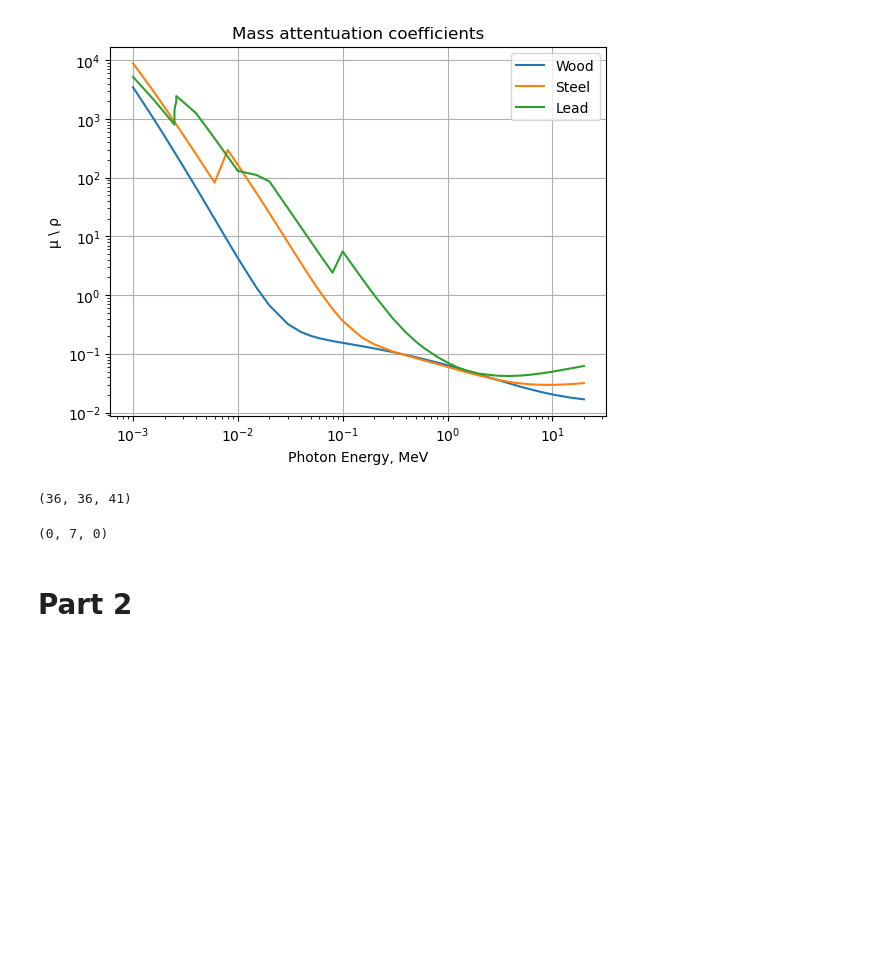
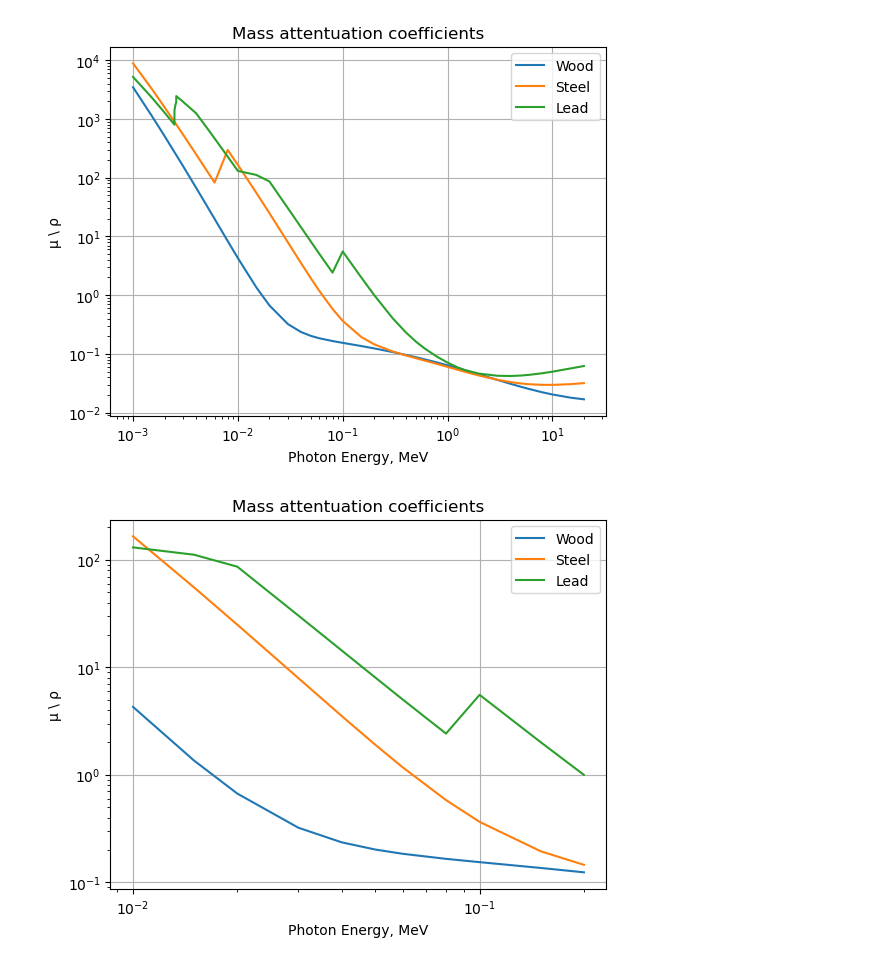
Before and after one commit to npeuker/MathModellingDTU, a Jupyter notebook: Exam Project/inital_data.ipynb, the cells around one changed output. Cells and saved outputs as stored; diff of their text form; code cells hidden in the pictures; blank space fills up the shorter version.

```diff
--- a/Exam Project/inital_data.ipynb
+++ b/Exam Project/inital_data.ipynb
@@ -303,21 +303,34 @@ plt.title(f"Mass attentuation coefficients")
 plt.show()
 # %% [output]
 [figure]
-# %%
-len(WOOD), len(STEEL), len(Pb_val)
-# %% [output]
-(36, 36, 41)
-# %%
-import numpy as np
-wood_ip = np.interp(Pb_energy, photon_energy, WOOD)
-steel_ip = np.interp(Pb_energy, C_energy, STEEL)
-
-m_ws = list(np.abs(wood_ip-steel_ip)).index(max(np.abs(wood_ip-steel_ip)))
-
-
-m_wl = list(np.abs(wood_ip-Pb_val)).index(max(np.abs(wood_ip-Pb_val)))
-m_sl = list(np.abs(steel_ip-Pb_val)).index(max(np.abs(steel_ip-Pb_val)))
-# %% [output]
-(0, 7, 0)
-# %% [markdown]
-# Part 2
+# %%
+import numpy as np
+wood_ip = np.interp(Pb_energy, photon_energy, WOOD)
+steel_ip = np.interp(Pb_energy, C_energy, STEEL)
+
+energy = []
+
+wood_cut = []
+steel_cut = []
+pb_cut = []
+
+for i in range(len(Pb_energy)):
+    if Pb_energy[i] >= 0.01 and Pb_energy[i] <= 0.2:
+        wood_cut.append(wood_ip[i])
+        steel_cut.append(steel_ip[i])
+        pb_cut.append(Pb_val[i])
+        energy.append(Pb_energy[i])
+
+plt.plot(energy, wood_cut, label="Wood")
+plt.plot(energy, steel_cut, label="Steel")
+plt.plot(energy, pb_cut, label="Lead")
+plt.grid()
+plt.xlabel("Photon Energy, MeV")
+plt.ylabel("\u03BC \ \u03C1")
+plt.yscale('log')
+plt.xscale('log')
+plt.legend()
+plt.title(f"Mass attentuation coefficients")
+plt.show()
+# %% [output]
+[figure, added]
```
Also changed, not shown: parts of 18 cells of this notebook.
